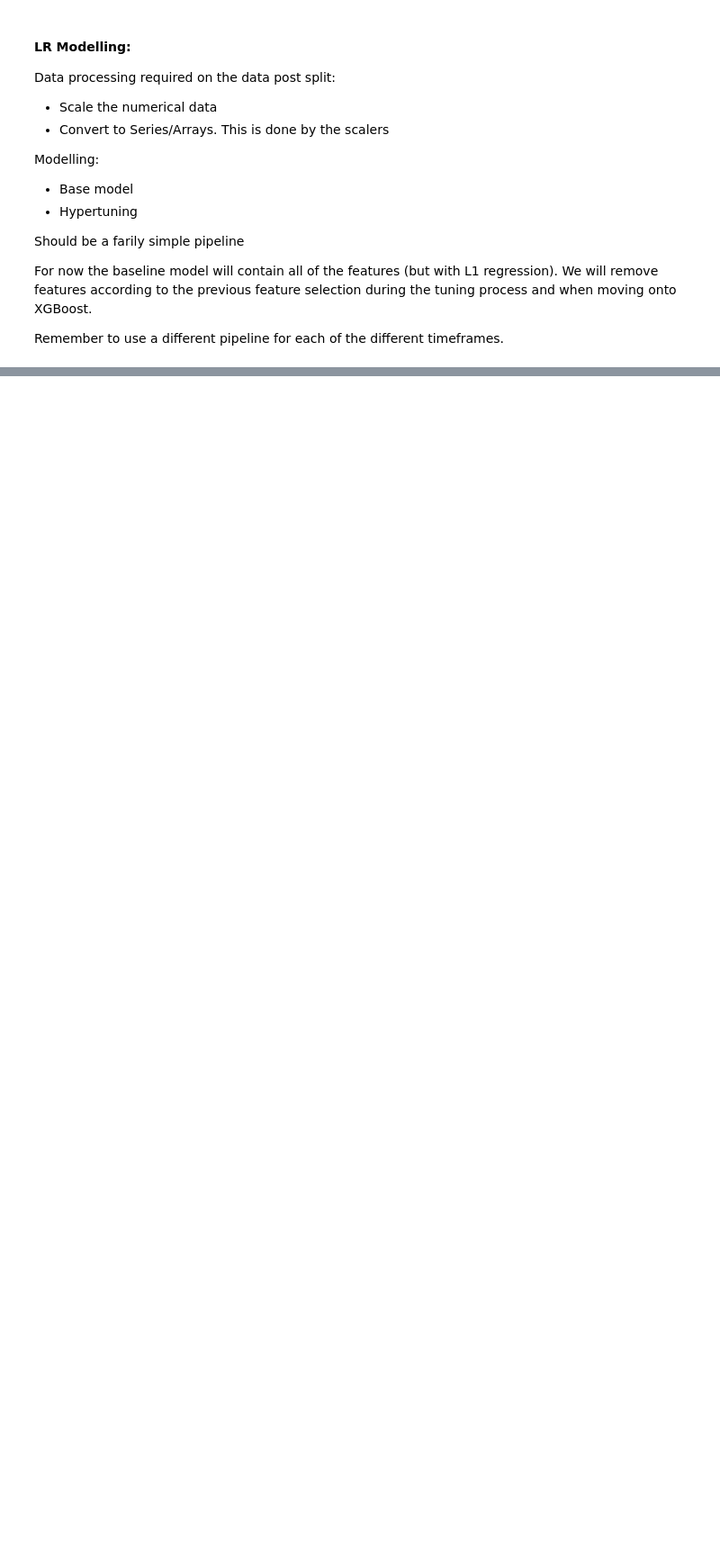
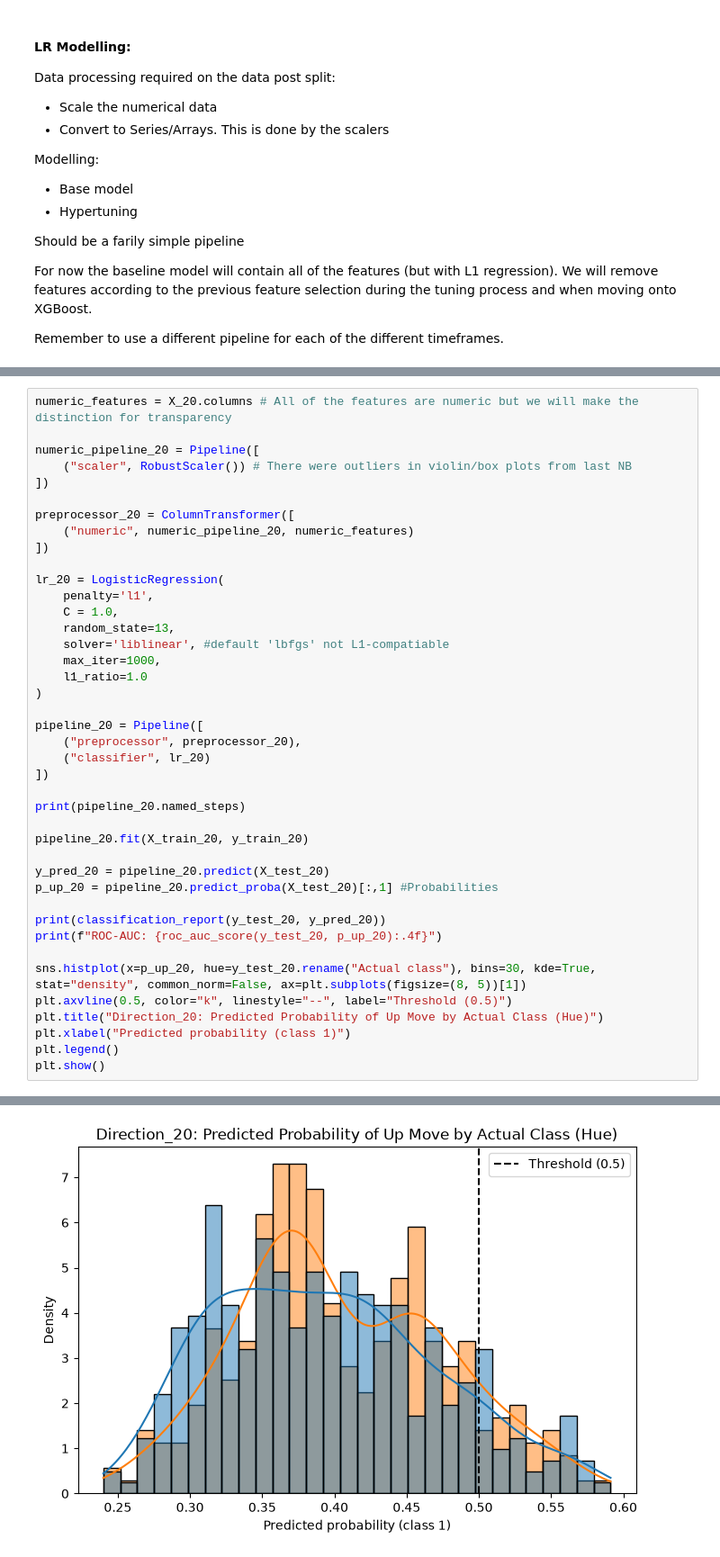
Before and after one commit to cameroncochrane/vlXsnPPgKKnWqEJB, a Jupyter notebook: direction_notebooks/3_direction_modelling.ipynb, the cells around one changed output, grey strips where cells are left out. Shown at 90% size. Drawn from its saved outputs; the diff is of its cells as text; blank space fills up the shorter version.

```diff
--- a/direction_notebooks/3_direction_modelling.ipynb
+++ b/direction_notebooks/3_direction_modelling.ipynb
@@ -234,0 +334,42 @@ weighted avg       0.48      0.49      0.40       655
+# %%
+numeric_features = X_20.columns # All of the features are numeric but we will make the distinction for transparency
+
+numeric_pipeline_20 = Pipeline([
+    ("scaler", RobustScaler()) # There were outliers in violin/box plots from last NB
+])
+
+preprocessor_20 = ColumnTransformer([
+    ("numeric", numeric_pipeline_20, numeric_features)
+])
+
+lr_20 = LogisticRegression(
+    penalty='l1',
+    C = 1.0,
+    random_state=13,
+    solver='liblinear', #default 'lbfgs' not L1-compatiable
+    max_iter=1000,
+    l1_ratio=1.0
+)
+
+pipeline_20 = Pipeline([
+    ("preprocessor", preprocessor_20),
+    ("classifier", lr_20)
+])
+
+print(pipeline_20.named_steps)
+
+pipeline_20.fit(X_train_20, y_train_20)
+
+y_pred_20 = pipeline_20.predict(X_test_20)
+p_up_20 = pipeline_20.predict_proba(X_test_20)[:,1] #Probabilities
+
+print(classification_report(y_test_20, y_pred_20))
+print(f"ROC-AUC: {roc_auc_score(y_test_20, p_up_20):.4f}")
+
+sns.histplot(x=p_up_20, hue=y_test_20.rename("Actual class"), bins=30, kde=True, stat="density", common_norm=False, ax=plt.subplots(figsize=(8, 5))[1])
+plt.axvline(0.5, color="k", linestyle="--", label="Threshold (0.5)")
+plt.title("Direction_20: Predicted Probability of Up Move by Actual Class (Hue)")
+plt.xlabel("Predicted probability (class 1)")
+plt.legend()
+plt.show()
+# %% [output]
@@ -234,0 +392 @@ weighted avg       0.48      0.49      0.40       655
+[figure, added]
```
Also changed, not shown: parts of 28 cells of this notebook, 1 other file.
